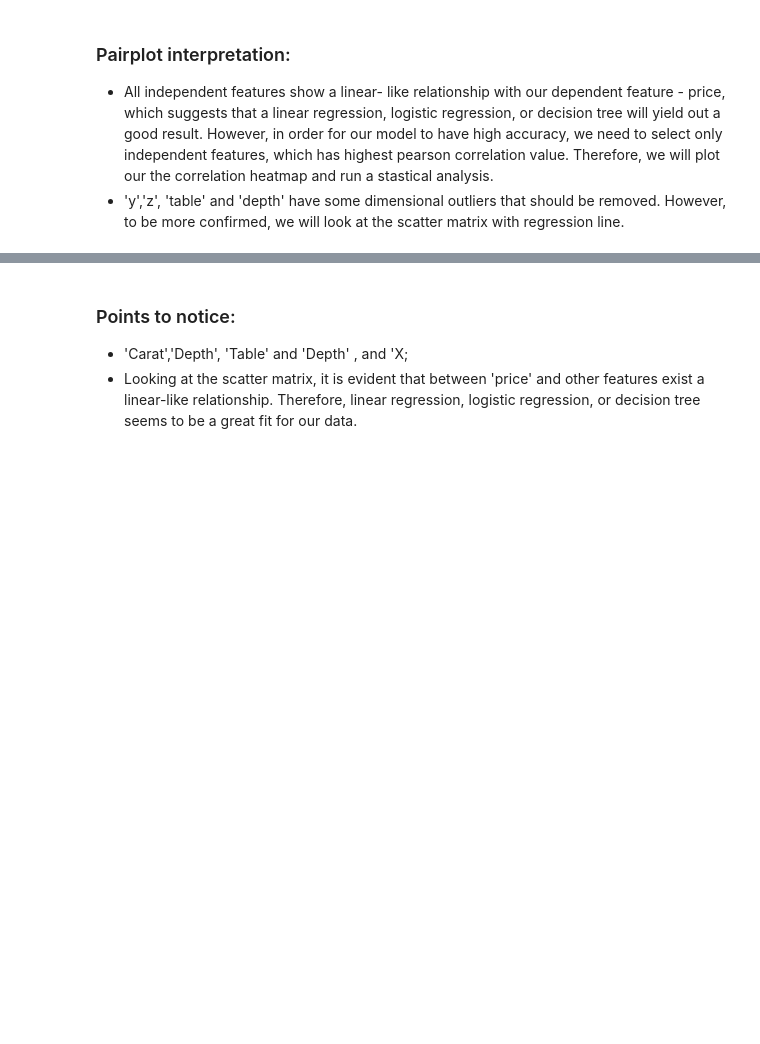
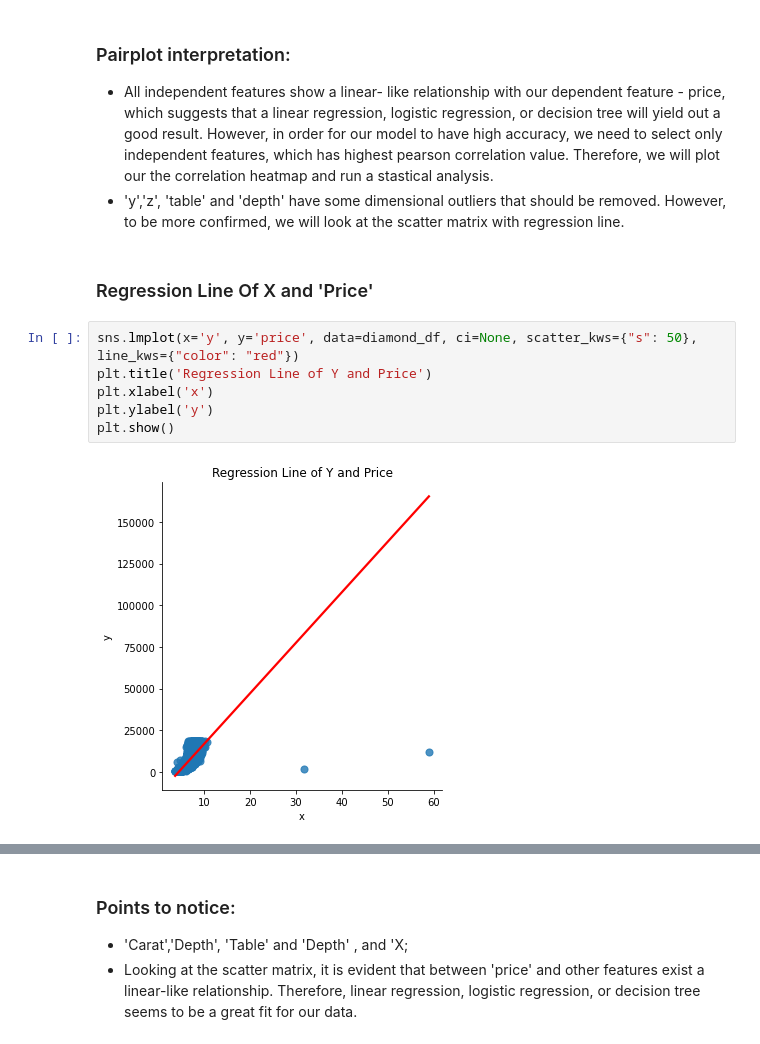
Before and after one commit to CeciliaDinh/Diamond-Price-Forecasting-, a Jupyter notebook: Diamond Price Forecasting.ipynb, the cells around one changed output, grey strips where cells are left out. Drawn from its saved outputs; the diff is of its cells as text; blank space fills up the shorter version.

```diff
--- a/Diamond Price Forecasting.ipynb
+++ b/Diamond Price Forecasting.ipynb
@@ -172,3 +172,13 @@ plt.show()
 ### Pairplot interpretation:
 - All independent features show a linear- like relationship with our dependent feature - price, which suggests that a linear regression, logistic regression, or decision tree will yield out a good result. However, in order for our model to have high accuracy, we need to select only independent features, which has highest pearson correlation value. Therefore, we will plot our the correlation heatmap and run a stastical analysis.
 - 'y','z', 'table' and 'depth' have some dimensional outliers that should be removed. However, to be more confirmed, we will look at the scatter matrix with regression line.
+# %% [markdown]
+### Regression Line Of X and 'Price'
+# %%
+sns.lmplot(x='y', y='price', data=diamond_df, ci=None, scatter_kws={"s": 50}, line_kws={"color": "red"})
+plt.title('Regression Line of Y and Price')
+plt.xlabel('x')
+plt.ylabel('y')
+plt.show()
+# %% [output]
+[figure, added]
```
Also changed, not shown: parts of 19 cells of this notebook.
